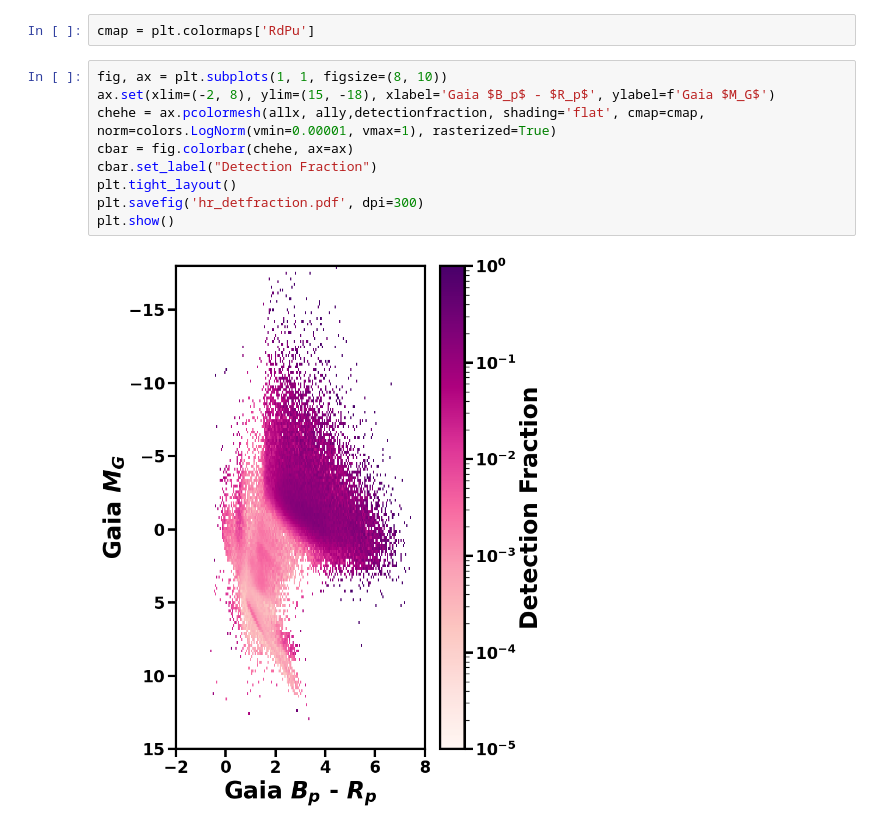
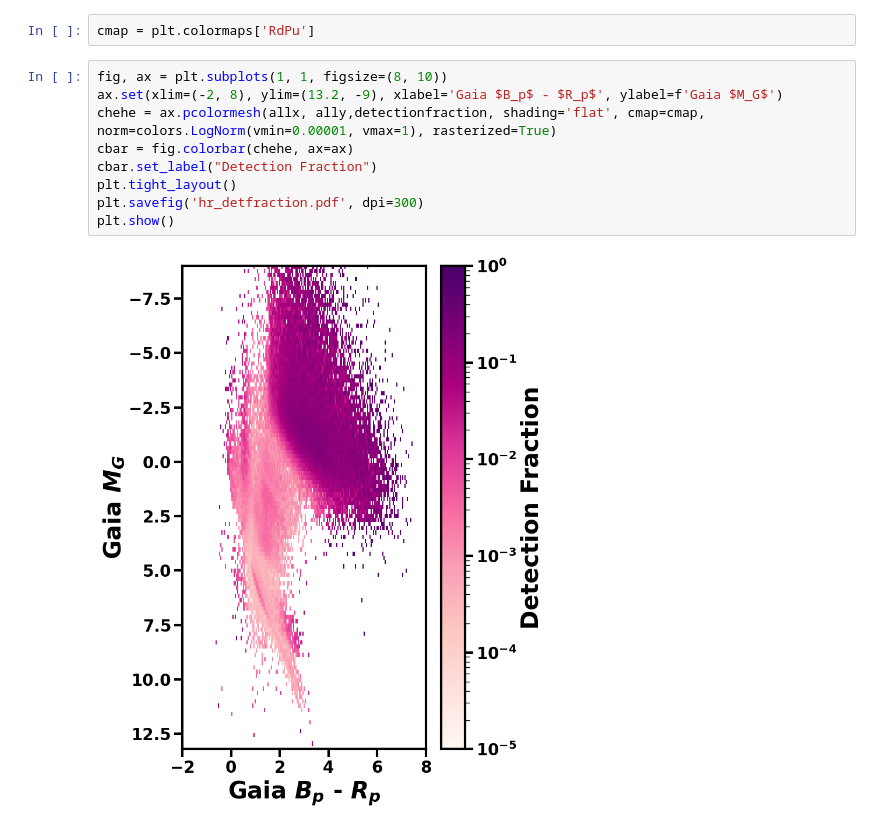
Before and after one commit to m-schochet/asas-sn-cnn, a Jupyter notebook: plots/det_frac_mollweide_hr.ipynb, the cells around one changed output. Saved outputs shown, nothing was run; the diff lists cells and outputs as text.

Commit message:
change hr diagram limits

```diff
--- a/plots/det_frac_mollweide_hr.ipynb
+++ b/plots/det_frac_mollweide_hr.ipynb
@@ -74,12 +74,12 @@ detectionfraction[np.isnan(detectionfraction)] = 0
 cmap = plt.colormaps['RdPu']
 # %%
 fig, ax = plt.subplots(1, 1, figsize=(8, 10))
-ax.set(xlim=(-2, 8), ylim=(15, -18), xlabel='Gaia $B_p$ - $R_p$', ylabel=f'Gaia $M_G$')
+ax.set(xlim=(-2, 8), ylim=(13.2, -9), xlabel='Gaia $B_p$ - $R_p$', ylabel=f'Gaia $M_G$')
 chehe = ax.pcolormesh(allx, ally,detectionfraction, shading='flat', cmap=cmap, norm=colors.LogNorm(vmin=0.00001, vmax=1), rasterized=True)
 cbar = fig.colorbar(chehe, ax=ax)
 cbar.set_label("Detection Fraction")
 plt.tight_layout()
 plt.savefig('hr_detfraction.pdf', dpi=300)
 plt.show()
 # %% [output]
-[figure, old version]
+[figure, new version]
```
